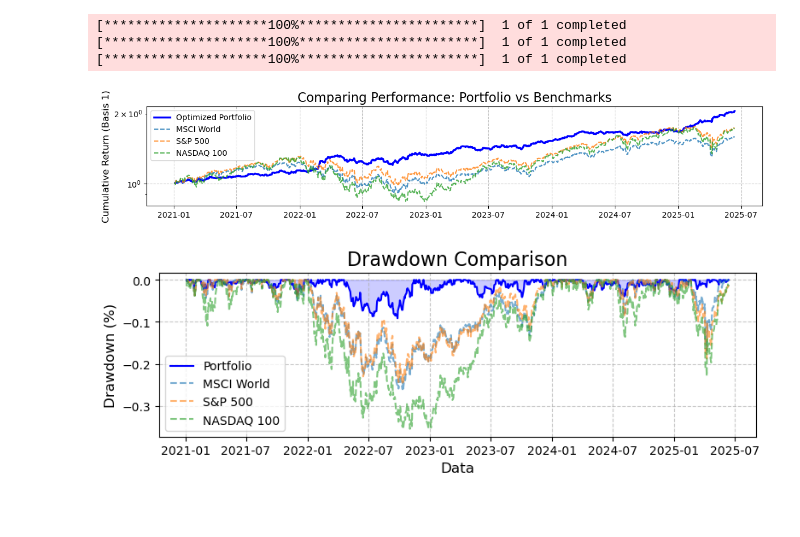
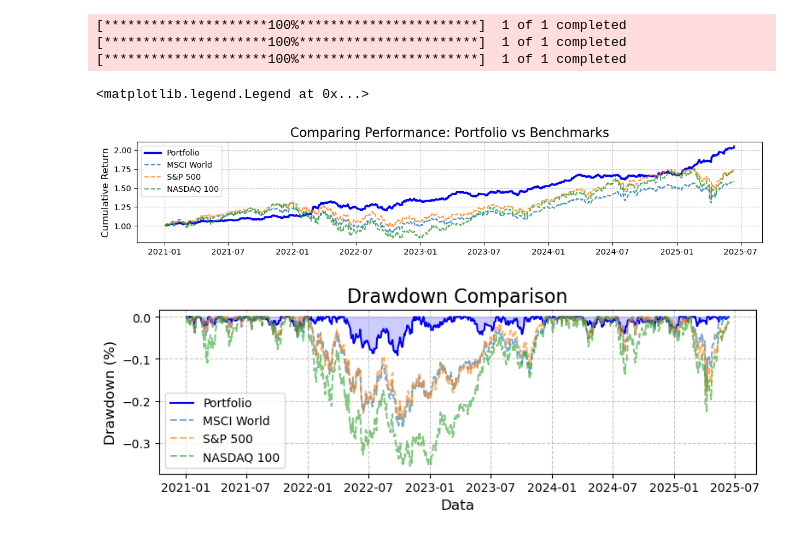
Before and after one commit to AntonioAmmirati/Portfolio-Optimization, a Jupyter notebook: Portfolio_opc.ipynb, the cells around one changed output. Drawn from its saved outputs; the diff is of its cells as text; code cells hidden in the pictures; blank space fills up the shorter version.

```diff
--- a/Portfolio_opc.ipynb
+++ b/Portfolio_opc.ipynb
@@ -551,20 +552,20 @@ portfolio_drawdown = calculate_drawdown(portfolio_cumulative)
 # %%
 plt.figure(figsize=(14, 5))
 
 # Cumulative Performance Graph
 plt.subplot(2, 1, 1)
-plt.plot(portfolio_cumulative, label='Optimized Portfolio', linewidth=2.5, color='blue')
+plt.plot(portfolio_cumulative, label='Portfolio', linewidth=2.5, color='blue')
 
 for name, data in benchmark_cumulative.items():
     plt.plot(data, label=name, linestyle='--', alpha=0.8)
 
 plt.title('Comparing Performance: Portfolio vs Benchmarks', fontsize=16)
-plt.ylabel('Cumulative Return (Basis 1)', fontsize=12)
+plt.ylabel('Cumulative Return', fontsize=12)
 plt.grid(True, linestyle='--', alpha=0.7)
 plt.legend(loc='upper left')
-plt.yscale('log')
 # %% [output]
+<matplotlib.legend.Legend at 0x...>
-[figure, old version]
+[figure, new version]
 # %%
 plt.figure(figsize=(8,5))
 plt.subplot(2, 1, 2)
```
Also changed, not shown: parts of 5 cells of this notebook.
